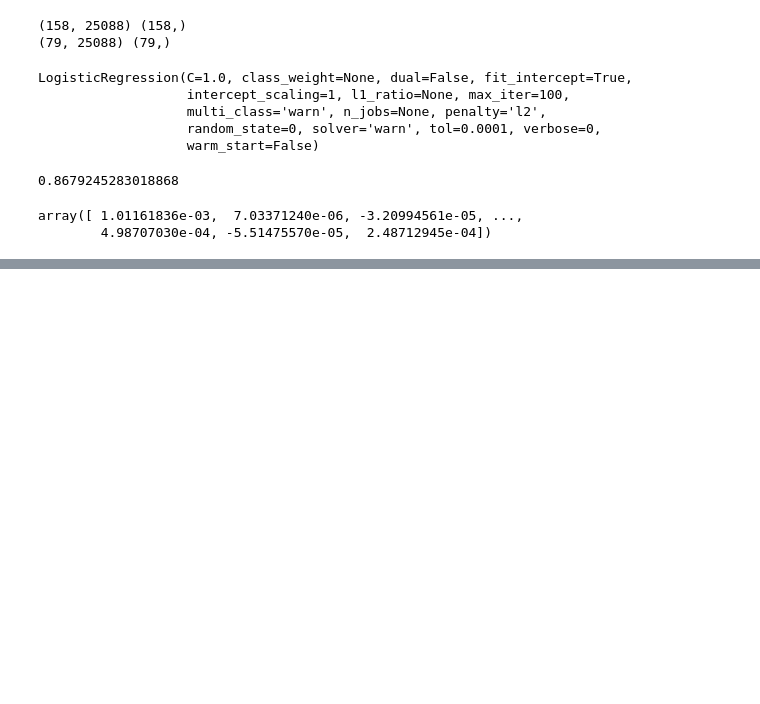
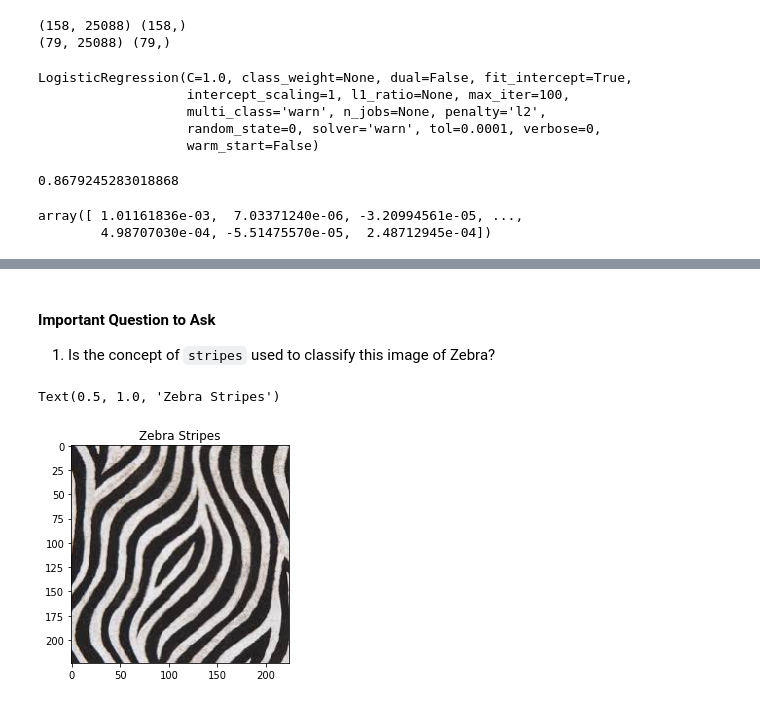
Before and after one commit to kjanjua26/tcav-nlp, a Jupyter notebook: tester-notebooks/Zebra_Stripes_Sanity_Check.ipynb, the cells around one changed output, grey strips where cells are left out. Drawn from its saved outputs; the diff is of its cells as text; code cells hidden in the pictures; blank space fills up the shorter version.

```diff
--- a/tester-notebooks/Zebra_Stripes_Sanity_Check.ipynb
+++ b/tester-notebooks/Zebra_Stripes_Sanity_Check.ipynb
@@ -191,0 +205,12 @@ plt.show()
+# %% [markdown]
+#### Important Question to Ask
+
+1. Is the concept of `stripes` used to classify this image of Zebra?
+# %%
+sample_img = list_of_images[3]
+sample_labels = list_of_labels[3]
+plt.imshow(sample_img)
+plt.title('Zebra Stripes')
+# %% [output]
+Text(0.5, 1.0, 'Zebra Stripes')
+[figure, added]
```
Also changed, not shown: parts of 11 cells of this notebook.
